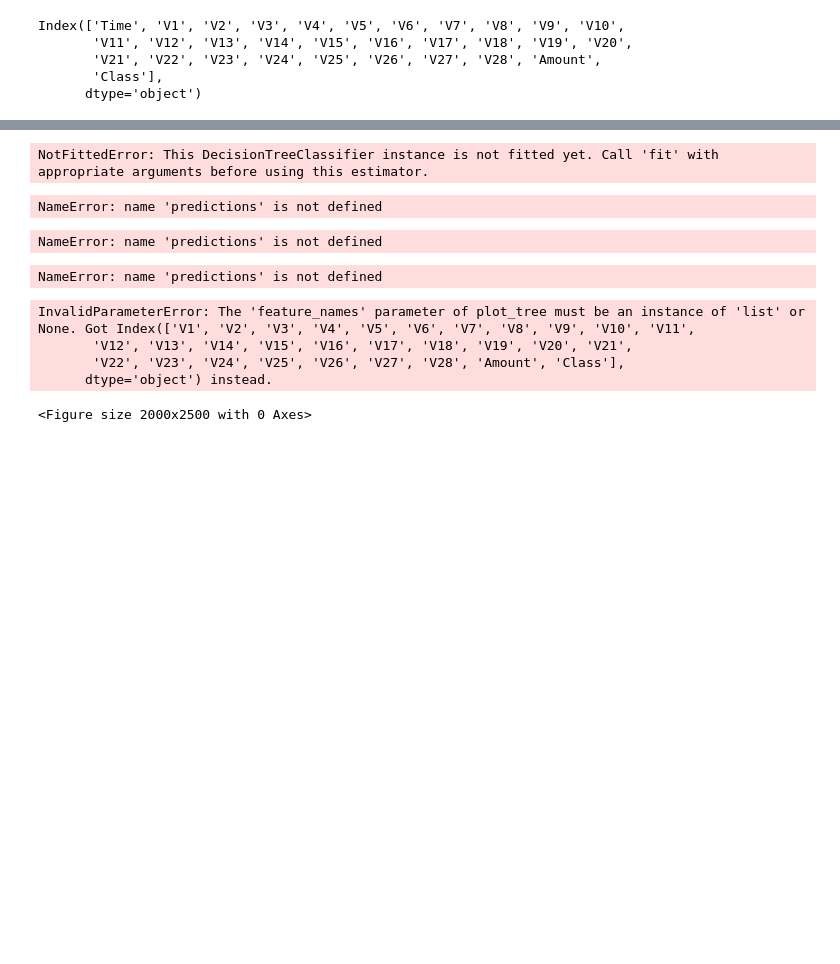
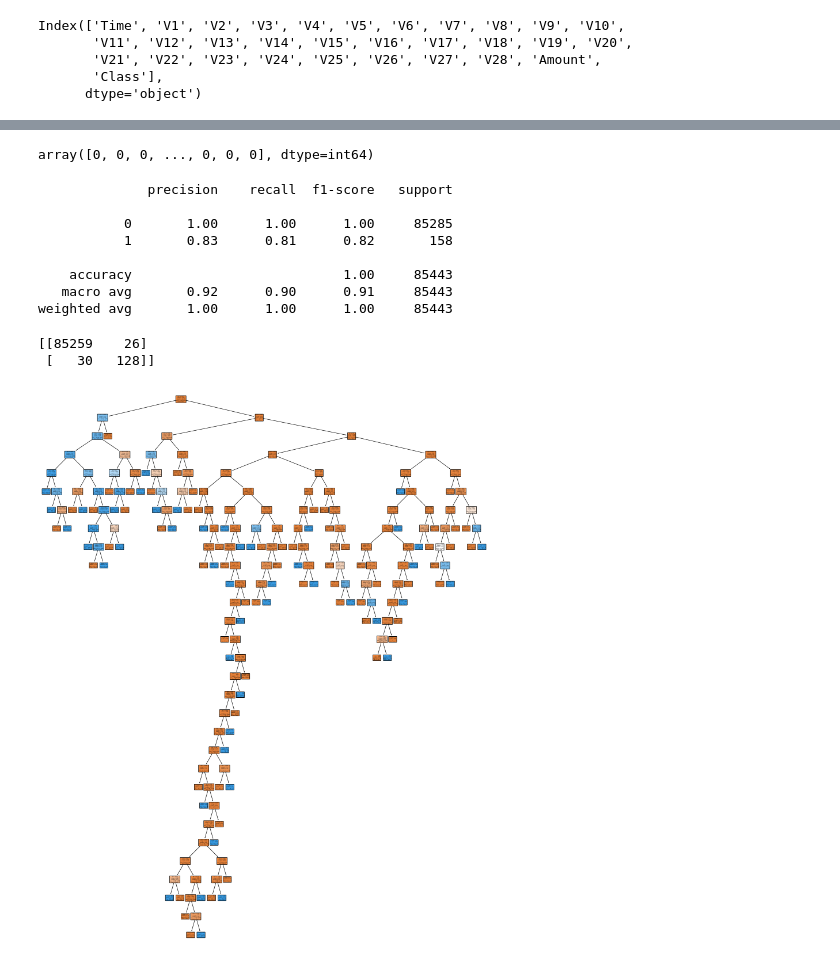
Before and after one commit to shakiliitju/Credit-Card-Fraud-Detection-Using-Machine-Learning, a Jupyter notebook: Credit Card Fraud Detection Using Machine Learning/Code/Credit Card Fraud Detection - Decision Tree.ipynb, the cells around one changed output, grey strips where cells are left out. Saved outputs shown, nothing was run; the diff lists cells and outputs as text; code cells hidden in the pictures; blank space fills up the shorter version.

```diff
--- a/Credit Card Fraud Detection Using Machine Learning/Code/Credit Card Fraud Detection - Decision Tree.ipynb
+++ b/Credit Card Fraud Detection Using Machine Learning/Code/Credit Card Fraud Detection - Decision Tree.ipynb
@@ -14 +7,3 @@ credit_card_data = pd.read_csv('creditcard.csv')
+# %%
+df = pd.read_csv('creditcard.csv')
 # %%
@@ -49,5 +82,5 @@ Let's split up the data into a training set and a test set!
 # %%
 from sklearn.model_selection import train_test_split
 # %%
-X = credit_card_data.drop('Time',axis=1)
-y = credit_card_data['Time']
+X = df.drop('Class',axis=1)
+y = df['Class']
@@ -57,8 +87,2 @@ y_numeric = y.map({'fraud': 0, 'legit': 1})
 # %%
-X_train, X_test, y_train, y_test = train_test_split(X, y_numeric, test_size=0.30)
+X_train, X_test, y_train, y_test = train_test_split(X, y, test_size=0.30)
-# %%
-# Feature Scaling
-from sklearn.preprocessing import StandardScaler
-sc = StandardScaler()
-X_train = sc.fit_transform(X_train)
-X_test = sc.transform(X_test)
@@ -90,32 +101,34 @@ Let's evaluate our decision tree.
 # %%
 predictions = dtree.predict(X_test)
-# %% [output]
-NotFittedError: This DecisionTreeClassifier instance is not fitted yet. Call 'fit' with appropriate arguments before using this estimator.
 # %%
 predictions
 # %% [output]
-NameError: name 'predictions' is not defined
+array([0, 0, 0, ..., 0, 0, 0], dtype=int64)
 # %%
 from sklearn.metrics import classification_report,confusion_matrix
 # %%
 print(classification_report(y_test,predictions))
 # %% [output]
-NameError: name 'predictions' is not defined
+              precision    recall  f1-score   support
+
+           0       1.00      1.00      1.00     85285
+           1       0.83      0.81      0.82       158
+
+    accuracy                           1.00     85443
+   macro avg       0.92      0.90      0.91     85443
+weighted avg       1.00      1.00      1.00     85443
 # %%
 print(confusion_matrix(y_test,predictions))
 # %% [output]
-NameError: name 'predictions' is not defined
+[[85259    26]
+ [   30   128]]
 # %%
 from sklearn import tree
 plt.figure(figsize=(20,25))
-tree.plot_tree(dtree,feature_names=X.columns,class_names=['absent', 'present'],rounded=True, # Rounded node edges
+tree.plot_tree(dtree,feature_names=X.columns,class_names=['Class-1', 'Class-0'],rounded=True, # Rounded node edges
           filled=True, # Adds color according to class
           proportion=True
         )
 plt.show()
 # %% [output]
-InvalidParameterError: The 'feature_names' parameter of plot_tree must be an instance of 'list' or None. Got Index(['V1', 'V2', 'V3', 'V4', 'V5', 'V6', 'V7', 'V8', 'V9', 'V10', 'V11',
-       'V12', 'V13', 'V14', 'V15', 'V16', 'V17', 'V18', 'V19', 'V20', 'V21',
-       'V22', 'V23', 'V24', 'V25', 'V26', 'V27', 'V28', 'Amount', 'Class'],
-      dtype='object') instead.
-<Figure size 2000x2500 with 0 Axes>
+[figure, added]
```
Also changed, not shown: parts of 20 cells of this notebook, 2 other files.
